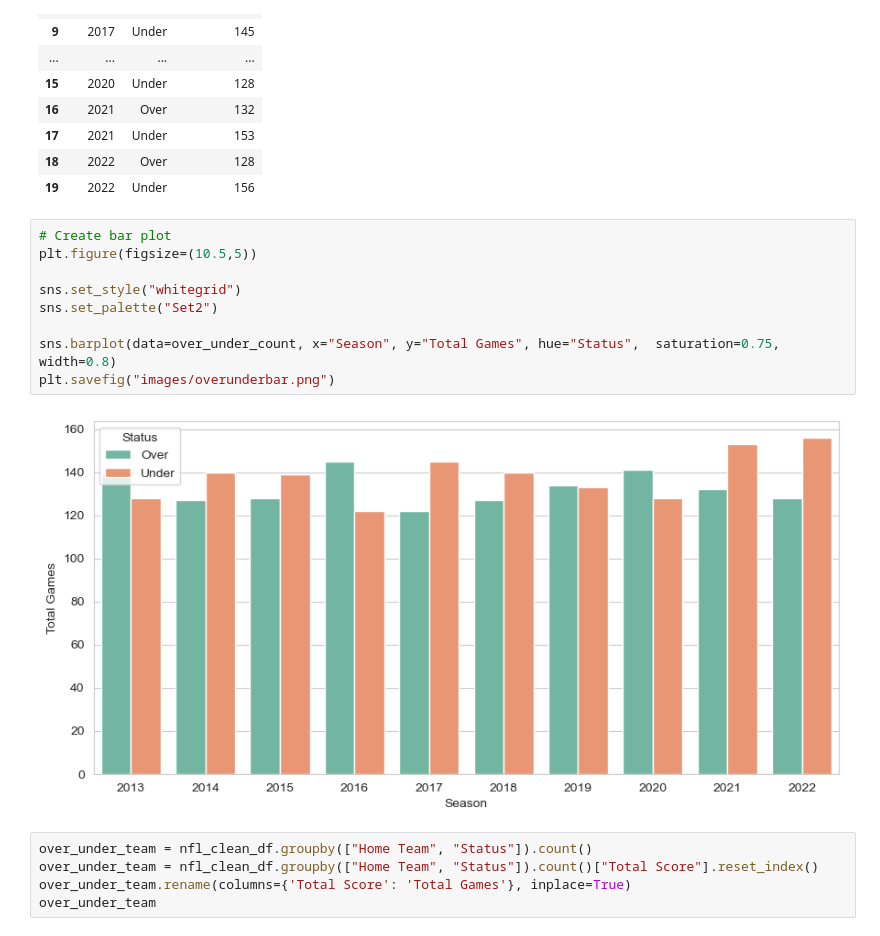
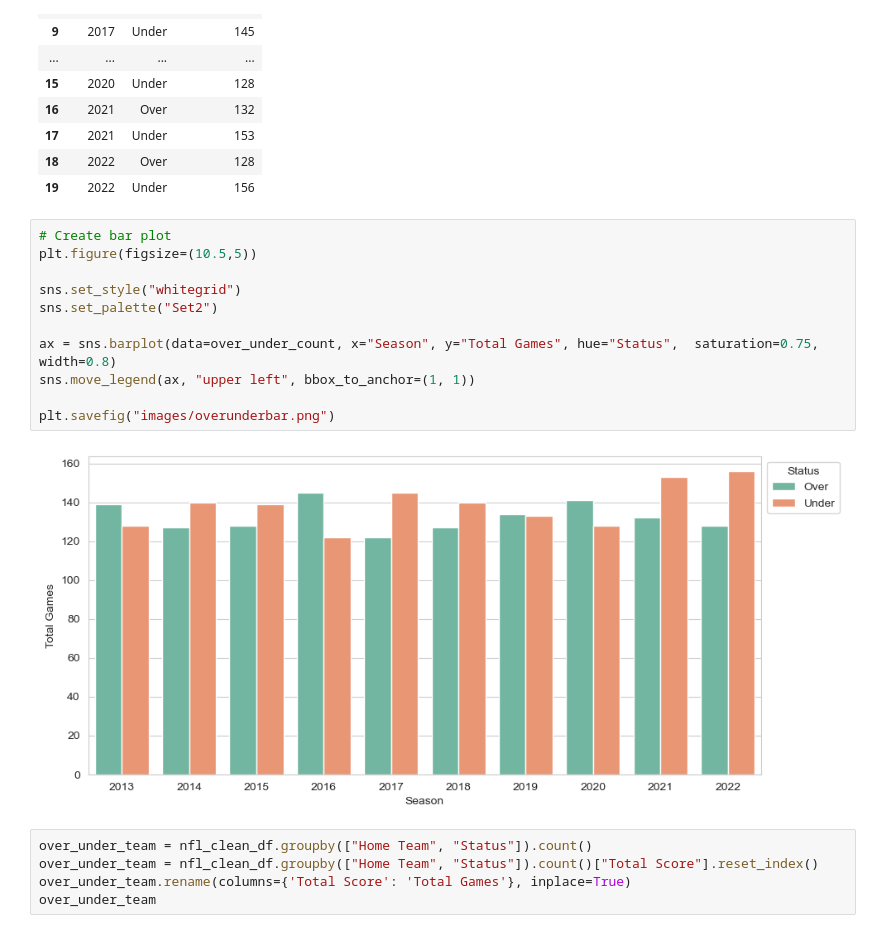
Before and after one commit to dadario10/Betting_Analytics_Project, a Jupyter notebook: OverUnder_Final.ipynb, the cells around one changed output. Saved outputs shown, nothing was run; the diff lists cells and outputs as text.

```diff
--- a/OverUnder_Final.ipynb
+++ b/OverUnder_Final.ipynb
@@ -100,14 +100,16 @@ over_under_count
 # %%
 # Create bar plot
 plt.figure(figsize=(10.5,5))
 
 sns.set_style("whitegrid")
 sns.set_palette("Set2")
 
-sns.barplot(data=over_under_count, x="Season", y="Total Games", hue="Status",  saturation=0.75, width=0.8)
+ax = sns.barplot(data=over_under_count, x="Season", y="Total Games", hue="Status",  saturation=0.75, width=0.8)
+sns.move_legend(ax, "upper left", bbox_to_anchor=(1, 1))
+
 plt.savefig("images/overunderbar.png")
 # %% [output]
-[figure, old version]
+[figure, new version]
 # %%
 over_under_team = nfl_clean_df.groupby(["Home Team", "Status"]).count()
 over_under_team = nfl_clean_df.groupby(["Home Team", "Status"]).count()["Total Score"].reset_index()
```
Also changed, not shown: 2 other files.
